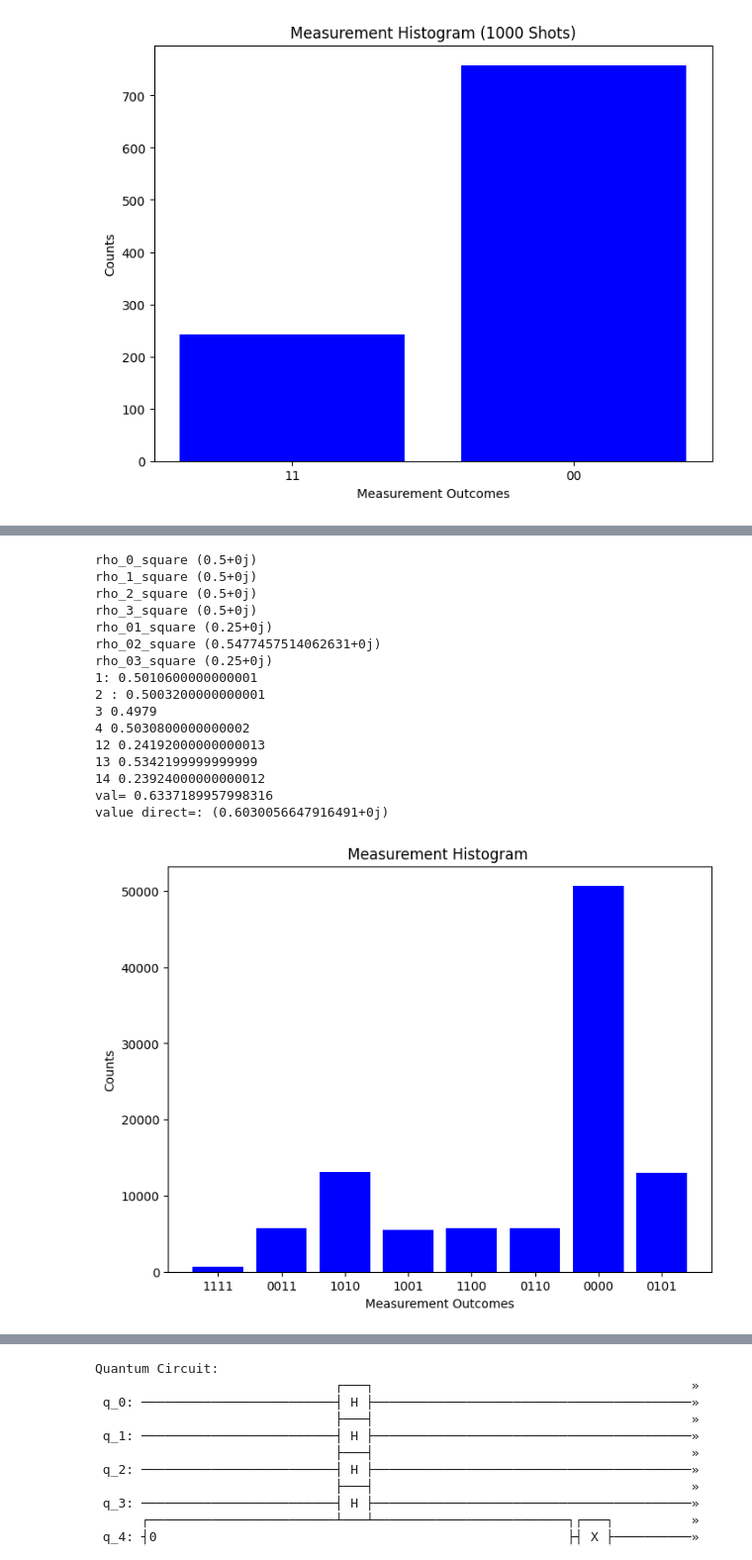
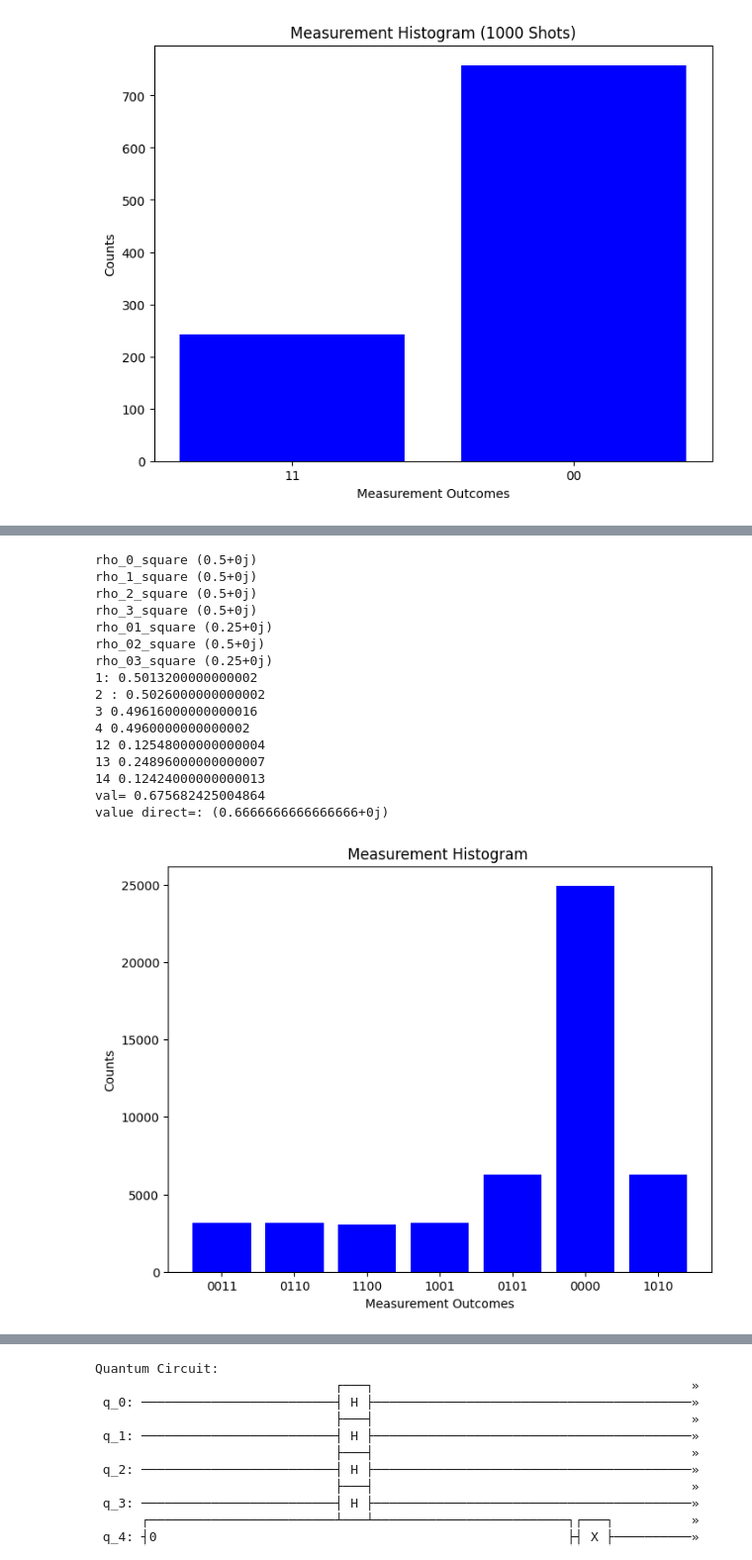
Before and after one commit to rahulv005/Computable, a Jupyter notebook: new computable_4partite.ipynb, the cells around one changed output, grey strips where cells are left out. Shown at 99% size. Saved outputs shown, nothing was run; the diff lists cells and outputs as text; code cells hidden in the pictures.

```diff
--- a/new computable_4partite.ipynb
+++ b/new computable_4partite.ipynb
@@ -885,6 +846,10 @@ from qiskit.visualization import plot_histogram
 from qiskit.quantum_info import partial_trace, DensityMatrix
 import matplotlib.pyplot as plt
 
+
+
+x, y, z = np.pi/4,0,0# Example values; update as needed
+sht = 50000
 # Function to compute the matrix X and flatten it into a column vector
 def compute_four_qubit_state(x, y, z):
     c_plus = np.cos(x + y)
@@ -905,7 +870,7 @@ def compute_four_qubit_state(x, y, z):
     return state_vector / np.linalg.norm(state_vector)
 
 # Replace random state vector with the computed four-qubit state
-x, y, z = np.pi/5,0,0# Example values; update as needed
+
 four_qubit_state = compute_four_qubit_state(x, y, z)
 
 # Create the circuit (12 qubits, 4 classical bits for measurement)
@@ -945,7 +910,7 @@ qc.h([0, 1, 2, 3])
 qc.measure([0, 1, 2, 3], [0, 1, 2, 3])
 
 # Simulate the circuit
-sht = 100000
+
 simulator = AerSimulator()
 result = simulator.run(qc, shots=sht).result()
 counts = result.get_counts()
@@ -1007,50 +972,50 @@ p_1111 = counts.get('1111', 0) / sht
 print("1:", 2 * (p_0000+p_0101+p_0011+p_0110 ) - 1)
 print("2 :", 2 * (p_0000+p_1010+p_1001+p_0011) - 1)
 print("3", 2 * (p_0000 + p_1100+p_1001+p_0101) - 1)
 print("4", 2 * (p_0000 + p_1100+p_1010+p_0110) - 1)
-print("12", 2 * (p_0000 + p_0011+p_1100) - 1)
-print("13", 2 * (p_0000 + p_1010+p_0101) - 1)
-print("14", 2 * (p_0000 + p_1001+p_0110) - 1)
+print("12", 2 * (p_0000 + p_0011) - 1)
+print("13", 2 * (p_0000 + p_1010) - 1)
+print("14", 2 * (p_0000 + p_1001) - 1)
 
 
 tr_3=2 * (p_0000+p_0101+p_0011+p_0110 ) - 1
 tr_2=2 * (p_0000+p_1010+p_1001+p_0011) - 1
 tr_1=2 * (p_0000 + p_1100+p_1001+p_0101) - 1
 tr_0=2 * (p_0000 + p_1100+p_1010+p_0110) - 1
-tr_01=2 * (p_0000 + p_0011+p_1100) - 1
-tr_02=2 * (p_0000 + p_1010+p_0101) - 1
-tr_03=2 * (p_0000 + p_1001+p_0110) - 1
+tr_01=2 * (p_0000 + p_0011+p_1100+p_1111) - 1
+tr_02=2 * (p_0000 + p_1010+p_0101+p_1111) - 1
+tr_03=2 * (p_0000 + p_1001+p_0110+p_1111) - 1
 
 val=(1024/27)*(1-tr_3)*(1-tr_2)*(1-tr_1)*(1-tr_0)*(1-tr_01)*(1-tr_02)*(1-tr_03)
 val1=(1024/27)*(1-tr_rho0_squared)*(1-tr_rho1_squared)*(1-tr_rho2_squared)*(1-tr_rho3_squared)*(1-tr_rho01_squared)*(1-tr_rho02_squared)*(1-tr_rho03_squared)
 print("val=",val)
 print("value direct=:",val1)
 
 # **Plot the histogram using Matplotlib**
 plt.figure(figsize=(8, 6))
 plt.bar(counts.keys(), counts.values(), color='blue')
 plt.xlabel('Measurement Outcomes')
 plt.ylabel('Counts')
 plt.title('Measurement Histogram ')
 plt.show()
 # %% [output]
 rho_0_square (0.5+0j)
 rho_1_square (0.5+0j)
 rho_2_square (0.5+0j)
 rho_3_square (0.5+0j)
 rho_01_square (0.25+0j)
-rho_02_square (0.5477457514062631+0j)
+rho_02_square (0.5+0j)
 rho_03_square (0.25+0j)
-1: 0.5010600000000001
-2 : 0.5003200000000001
-3 0.4979
-4 0.5030800000000002
-12 0.24192000000000013
-13 0.5342199999999999
-14 0.23924000000000012
-val= 0.6337189957998316
-value direct=: (0.6030056647916491+0j)
+1: 0.5013200000000002
+2 : 0.5026000000000002
+3 0.49616000000000016
+4 0.4960000000000002
+12 0.12548000000000004
+13 0.24896000000000007
+14 0.12424000000000013
+val= 0.675682425004864
+value direct=: (0.6666666666666666+0j)
-[figure, old version]
+[figure, new version]
 # %%
 import numpy as np
 from qiskit import QuantumCircuit
```
Also changed, not shown: parts of 9 cells of this notebook.
